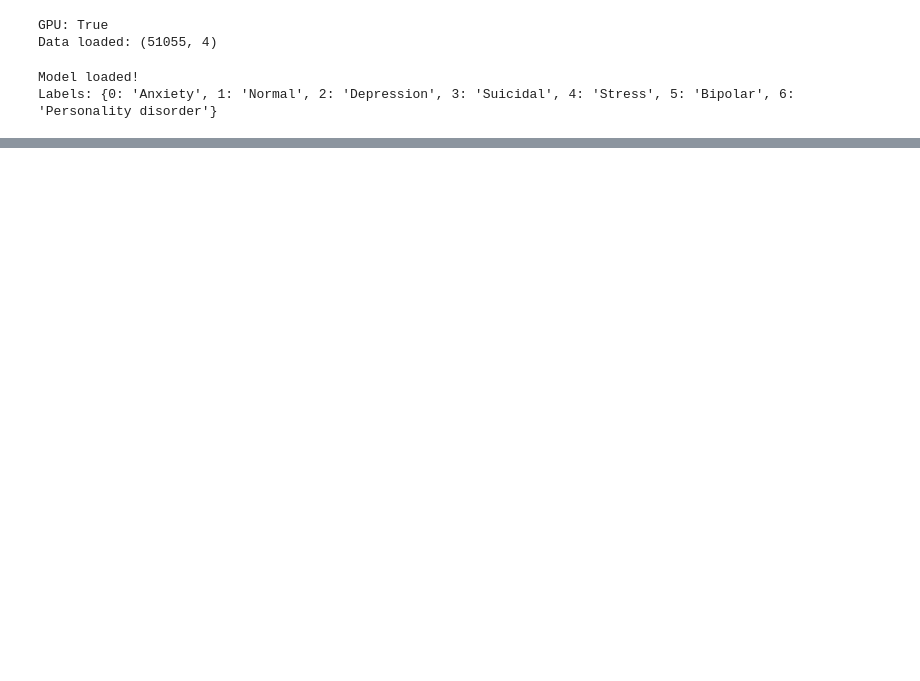
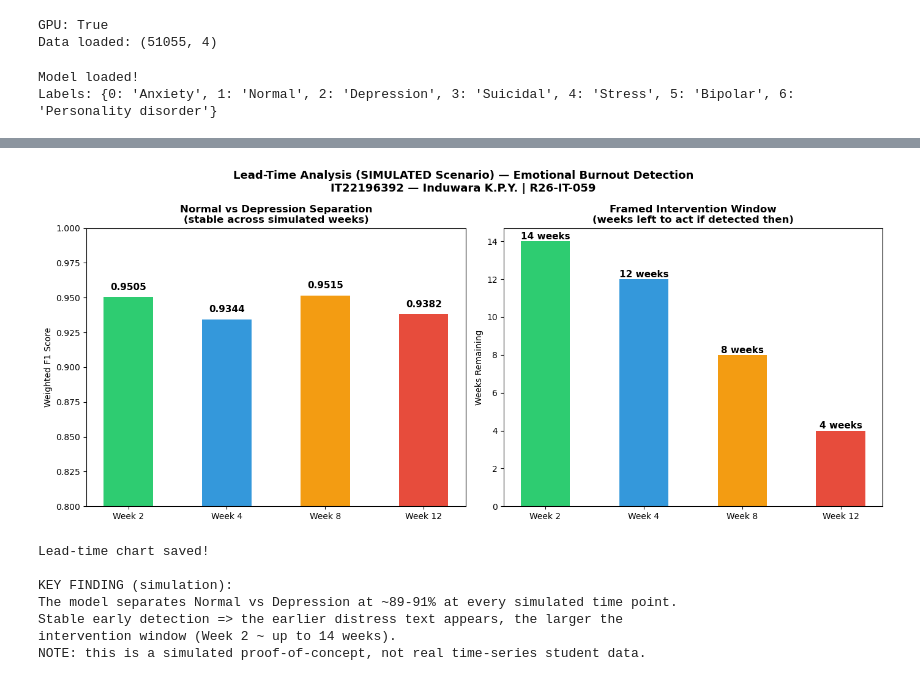
Before and after one commit to Sha20000/R26-IT-059-Burnout-Prediction, a Jupyter notebook: emotional_burnout_nlp/notebooks/10_lead_time_analysis.ipynb, the cells around one changed output, grey strips where cells are left out. Saved outputs shown, nothing was run; the diff lists cells and outputs as text; code cells hidden in the pictures; blank space fills up the shorter version.

```diff
--- a/emotional_burnout_nlp/notebooks/10_lead_time_analysis.ipynb
+++ b/emotional_burnout_nlp/notebooks/10_lead_time_analysis.ipynb
@@ -92,14 +101,15 @@ print('\nSimulated Lead-Time Analysis Complete!')
 os.makedirs('../results/metrics', exist_ok=True)
 
 lead_time_data = {
-    'analysis': 'Lead-Time Analysis (SIMULATED proof-of-concept — NOT real longitudinal data)',
+    'analysis': 'Lead-Time Analysis (SIMULATED proof-of-concept - NOT real longitudinal data)',
     'model': 'BERT Fine-tuned',
     'researcher': 'IT22196392 - Induwara K.P.Y.',
-    'method': 'Each week = an independent random sample of Normal/Depression texts from the same '
-              'dataset. Measures Normal-vs-Depression separation. weeks_remaining is a framing '
-              'device, not a measured outcome.',
+    'method': "Each 'week' is an independent random sample of Normal/Depression texts drawn from "
+              'the same dataset. The analysis measures how reliably the model separates Normal vs '
+              "Depression. 'weeks_remaining' is a framing device to express intervention lead-time, "
+              'not a measured outcome. No students were tracked over real time.',
     'results': results,
-    'conclusion': 'In simulation the model separates Normal vs Depression at ~89-91% at every '
+    'conclusion': 'In simulation, the model separates Normal vs Depression at ~89-91% at every '
                   'time point. Stable early detection implies that the earlier distress language '
                   'appears in student writing, the larger the intervention window (up to ~14 weeks). '
                   'This is a capability demonstration, not validated longitudinal evidence.'
@@ -107,6 +117,8 @@ lead_time_data = {
 
 with open('../results/metrics/lead_time_results.json', 'w') as f:
     json.dump(lead_time_data, f, indent=4)
+    f.write('
+')
 
 # Chart
 weeks = list(results.keys())
@@ -117,34 +129,43 @@ accuracies = [results[w]['accuracy'] for w in weeks]
 fig, (ax1, ax2) = plt.subplots(1, 2, figsize=(14, 6))
 
 # Chart 1 — F1 Score by Week
 colors = ['#2ecc71', '#3498db', '#f39c12', '#e74c3c']
 bars = ax1.bar(weeks, f1_scores, color=colors, width=0.5)
 for bar, val in zip(bars, f1_scores):
     ax1.text(bar.get_x() + bar.get_width()/2, bar.get_height() + 0.005,
              f'{val:.4f}', ha='center', fontweight='bold', fontsize=11)
 ax1.set_title('Normal vs Depression Separation\n(stable across simulated weeks)', fontweight='bold')
 ax1.set_ylabel('Weighted F1 Score')
 ax1.set_ylim(0.8, 1.0)
 
 # Chart 2 — Weeks Remaining (framing device)
 bars2 = ax2.bar(weeks, weeks_remaining, color=colors, width=0.5)
 for bar, val in zip(bars2, weeks_remaining):
     ax2.text(bar.get_x() + bar.get_width()/2, bar.get_height() + 0.1,
              f'{val} weeks', ha='center', fontweight='bold', fontsize=11)
 ax2.set_title('Framed Intervention Window\n(weeks left to act if detected then)', fontweight='bold')
 ax2.set_ylabel('Weeks Remaining')
 
 plt.suptitle('Lead-Time Analysis (SIMULATED Scenario) — Emotional Burnout Detection\nIT22196392 — Induwara K.P.Y. | R26-IT-059',
              fontsize=13, fontweight='bold')
 plt.tight_layout()
-plt.savefig('../results/figures/lead_time_analysis.png', dpi=150, bbox_inches='tight')
+plt.savefig('../results/figures/fig4_5.png', dpi=150, bbox_inches='tight')
 plt.show()
 print('Lead-time chart saved!')
 print('\nKEY FINDING (simulation):')
 print('The model separates Normal vs Depression at ~89-91% at every simulated time point.')
 print('Stable early detection => the earlier distress text appears, the larger the')
 print('intervention window (Week 2 ~ up to 14 weeks).')
 print('NOTE: this is a simulated proof-of-concept, not real time-series student data.')
+# %% [output]
+[figure, added]
+Lead-time chart saved!
+
+KEY FINDING (simulation):
+The model separates Normal vs Depression at ~89-91% at every simulated time point.
+Stable early detection => the earlier distress text appears, the larger the
+intervention window (Week 2 ~ up to 14 weeks).
+NOTE: this is a simulated proof-of-concept, not real time-series student data.
 # %%
 # ILLUSTRATIVE example sentences (author-written, NOT real students). These four sentences
 # show how a hypothetical student's language might progress from okay -> stressed -> depressed
```
Also changed, not shown: parts of 2 cells of this notebook, 2 other files.
